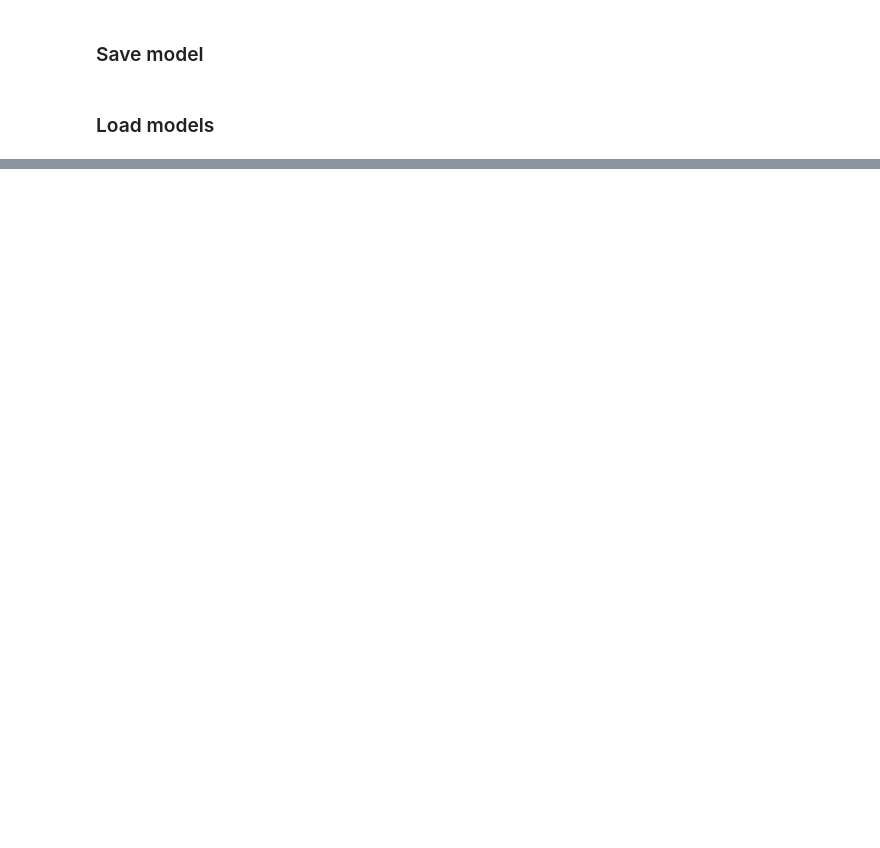
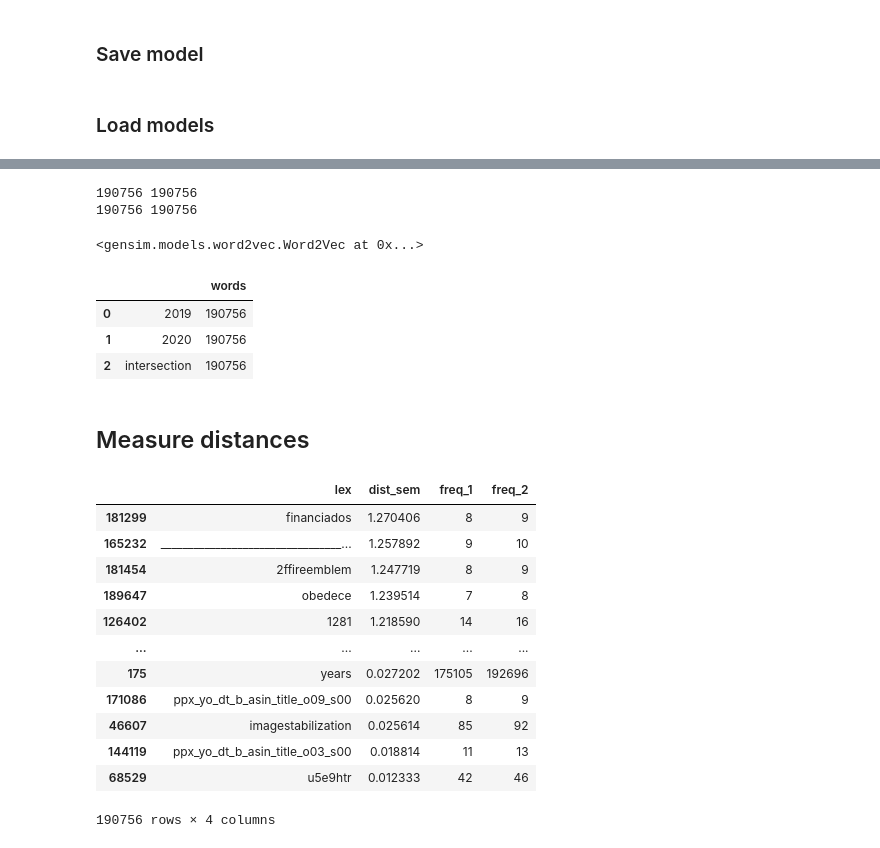
Before and after one commit to wuqui/neocov, a Jupyter notebook: index.ipynb, the cells around one changed output, grey strips where cells are left out. Drawn from its saved outputs; the diff is of its cells as text; code cells hidden in the pictures; blank space fills up the shorter version.

```diff
--- a/index.ipynb
+++ b/index.ipynb
@@ -181,6 +87,6 @@ model.save(f'../out/models/{YEAR}.model')
 # %% [markdown]
 ### Load models
 # %%
-model_2019 = gensim.models.Word2Vec.load('out/models/2019.model')
+model_2019 = Word2Vec.load('{OUT_DIR}models/2019.model')
 # %%
-model_2020 = gensim.models.Word2Vec.load('out/models/2020.model')
+model_2020 = Word2Vec.load('{OUT_DIR}models/2020.model')
@@ -186,0 +179,6 @@ model_2020 = gensim.models.Word2Vec.load('out/models/2020.model')
+# %%
+smart_procrustes_align_gensim(model_2019, model_2020)
+# %% [output]
+190756 190756
+190756 190756
+<gensim.models.word2vec.Word2Vec at 0x...>
@@ -186,0 +187,16 @@ model_2020 = gensim.models.Word2Vec.load('out/models/2020.model')
+# %%
+models_vocab = pd.DataFrame(
+    data=[
+        ['2019', len(model_2019.wv.key_to_index)],
+        ['2020', len(model_2020.wv.key_to_index)],
+        ['intersection', len(set(model_2019.wv.key_to_index).intersection(set(model_2020.wv.key_to_index)))]
+    ],
+    columns=['', 'words']
+)
+
+models_vocab
+# %% [output]
+|  |  | words |
+| 0 | 2019 | 190756 |
+| 1 | 2020 | 190756 |
+| 2 | intersection | 190756 |
@@ -186,0 +205,2 @@ model_2020 = gensim.models.Word2Vec.load('out/models/2020.model')
+# %% [markdown]
+## Measure distances
@@ -186,0 +225,17 @@ model_2020 = gensim.models.Word2Vec.load('out/models/2020.model')
+# %%
+distances\
+    .sort_values('dist_sem', ascending=False)
+# %% [output]
+|  | lex | dist_sem | freq_1 | freq_2 |
+| 181299 | financiados | 1.270406 | 8 | 9 |
+| 165232 | _________________________________... | 1.257892 | 9 | 10 |
+| 181454 | 2ffireemblem | 1.247719 | 8 | 9 |
+| 189647 | obedece | 1.239514 | 7 | 8 |
+| 126402 | 1281 | 1.218590 | 14 | 16 |
+| ... | ... | ... | ... | ... |
+| 175 | years | 0.027202 | 175105 | 192696 |
+| 171086 | ppx_yo_dt_b_asin_title_o09_s00 | 0.025620 | 8 | 9 |
+| 46607 | imagestabilization | 0.025614 | 85 | 92 |
+| 144119 | ppx_yo_dt_b_asin_title_o03_s00 | 0.018814 | 11 | 13 |
+| 68529 | u5e9htr | 0.012333 | 42 | 46 |
+190756 rows × 4 columns
```
Also changed, not shown: parts of 70 cells of this notebook, 7 other files.
